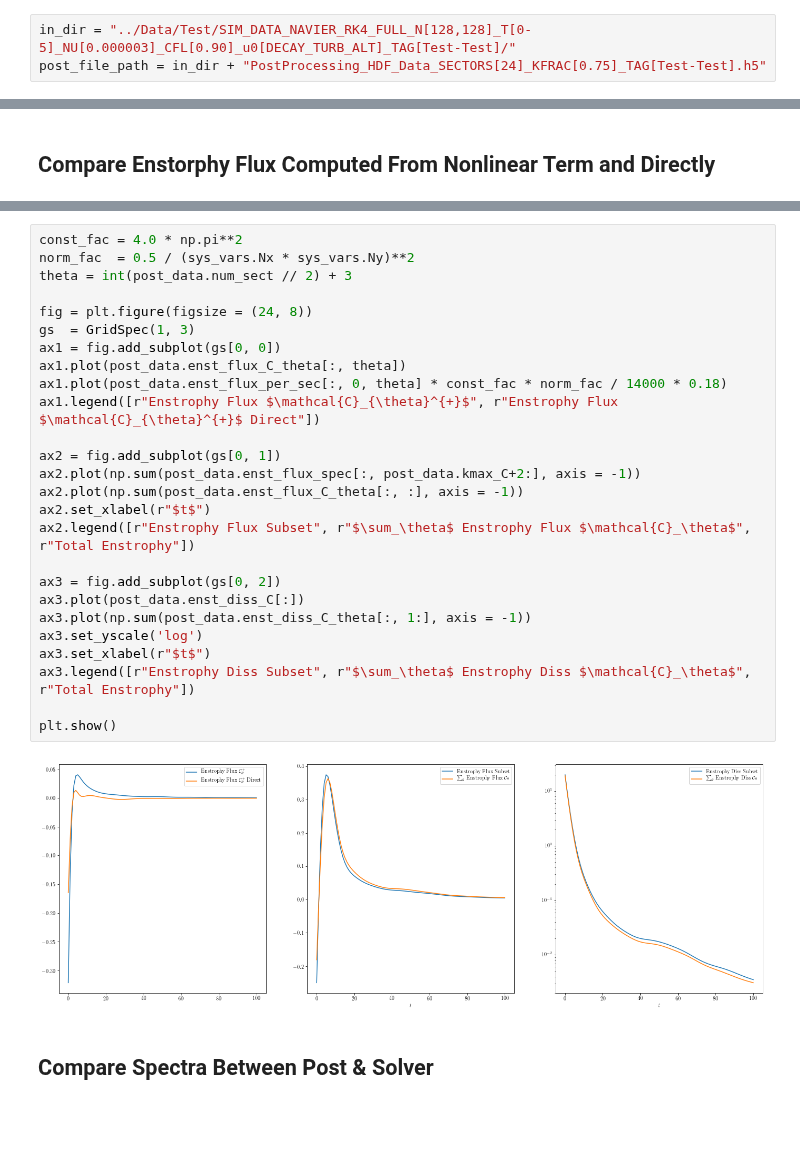
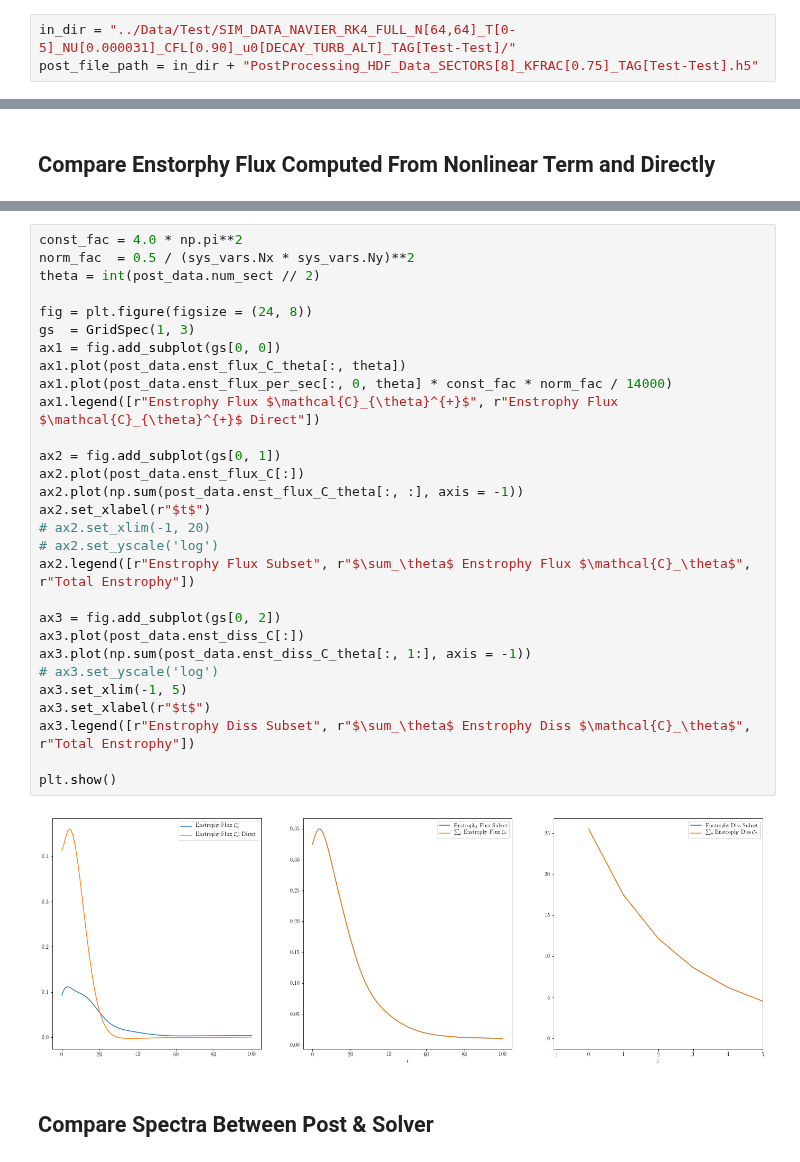
Before and after one commit to EndCar808/2D-Navier-Stokes, a Jupyter notebook: Plotting/CompareFluxes.ipynb, the cells around one changed output, grey strips where cells are left out. Drawn from its saved outputs; the diff is of its cells as text; blank space fills up the shorter version.

```diff
--- a/Plotting/CompareFluxes.ipynb
+++ b/Plotting/CompareFluxes.ipynb
@@ -22,8 +22,8 @@ from subprocess import Popen, PIPE
 from matplotlib.pyplot import cm
 from functions import tc, import_data, sim_data, import_data, import_spectra_data, import_post_processing_data
 # %%
-in_dir = "../Data/Test/SIM_DATA_NAVIER_RK4_FULL_N[128,128]_T[0-5]_NU[0.000003]_CFL[0.90]_u0[DECAY_TURB_ALT]_TAG[Test-Test]/"
-post_file_path = in_dir + "PostProcessing_HDF_Data_SECTORS[24]_KFRAC[0.75]_TAG[Test-Test].h5"
+in_dir = "../Data/Test/SIM_DATA_NAVIER_RK4_FULL_N[64,64]_T[0-5]_NU[0.000031]_CFL[0.90]_u0[DECAY_TURB_ALT]_TAG[Test-Test]/"
+post_file_path = in_dir + "PostProcessing_HDF_Data_SECTORS[8]_KFRAC[0.75]_TAG[Test-Test].h5"
 # %%
 # -----------------------------------------
 # # --------  Read In data
@@ -103,31 +82,34 @@ for k3_x in range(-Nx//2 + 1, Nx//2 + 1):
 # %%
 const_fac = 4.0 * np.pi**2
 norm_fac  = 0.5 / (sys_vars.Nx * sys_vars.Ny)**2
-theta = int(post_data.num_sect // 2) + 3
+theta = int(post_data.num_sect // 2)
 
 fig = plt.figure(figsize = (24, 8))
 gs  = GridSpec(1, 3)
 ax1 = fig.add_subplot(gs[0, 0])
 ax1.plot(post_data.enst_flux_C_theta[:, theta])
-ax1.plot(post_data.enst_flux_per_sec[:, 0, theta] * const_fac * norm_fac / 14000 * 0.18)
+ax1.plot(post_data.enst_flux_per_sec[:, 0, theta] * const_fac * norm_fac / 14000)
 ax1.legend([r"Enstrophy Flux $\mathcal{C}_{\theta}^{+}$", r"Enstrophy Flux $\mathcal{C}_{\theta}^{+}$ Direct"])
 
 ax2 = fig.add_subplot(gs[0, 1])
-ax2.plot(np.sum(post_data.enst_flux_spec[:, post_data.kmax_C+2:], axis = -1))
+ax2.plot(post_data.enst_flux_C[:])
 ax2.plot(np.sum(post_data.enst_flux_C_theta[:, :], axis = -1))
 ax2.set_xlabel(r"$t$")
+# ax2.set_xlim(-1, 20)
+# ax2.set_yscale('log')
 ax2.legend([r"Enstrophy Flux Subset", r"$\sum_\theta$ Enstrophy Flux $\mathcal{C}_\theta$", r"Total Enstrophy"])
 
 ax3 = fig.add_subplot(gs[0, 2])
 ax3.plot(post_data.enst_diss_C[:])
 ax3.plot(np.sum(post_data.enst_diss_C_theta[:, 1:], axis = -1))
-ax3.set_yscale('log')
+# ax3.set_yscale('log')
+ax3.set_xlim(-1, 5)
 ax3.set_xlabel(r"$t$")
 ax3.legend([r"Enstrophy Diss Subset", r"$\sum_\theta$ Enstrophy Diss $\mathcal{C}_\theta$", r"Total Enstrophy"])
 
 plt.show()
 # %% [output]
-[figure, old version]
+[figure, new version]
 # %% [markdown]
 ## Compare Spectra Between Post & Solver
 # %%
```
Also changed, not shown: parts of 7 cells of this notebook, 10 other files.
